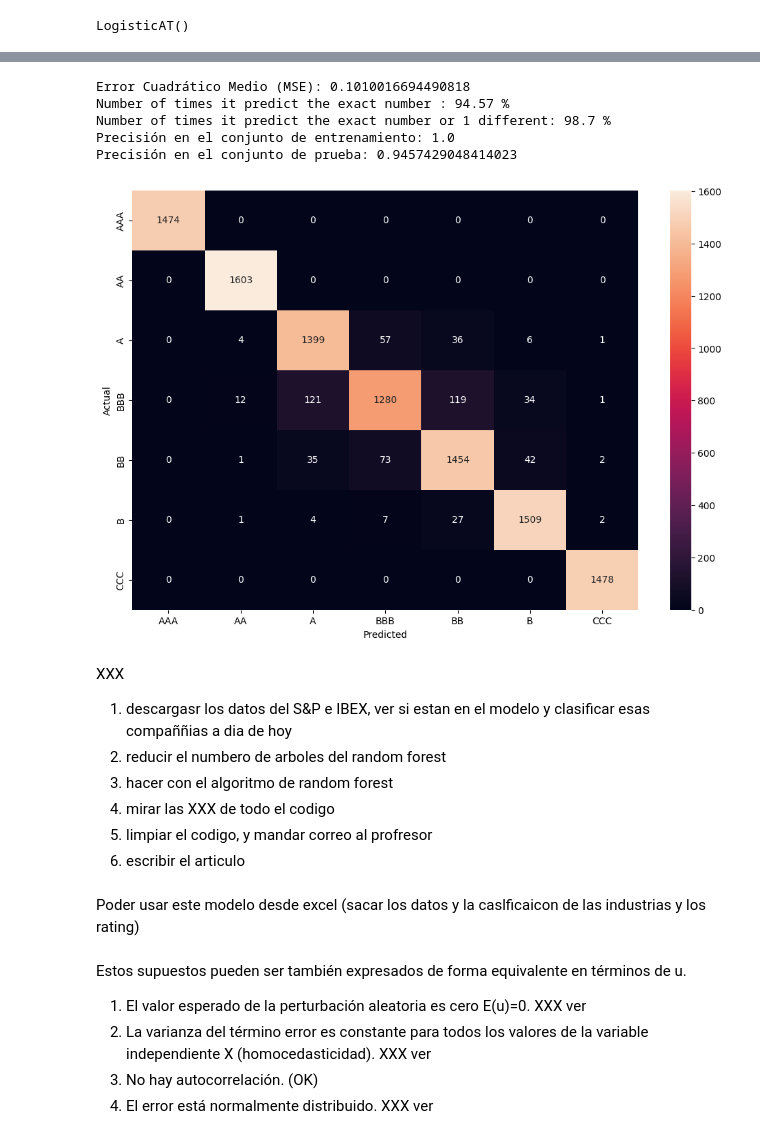
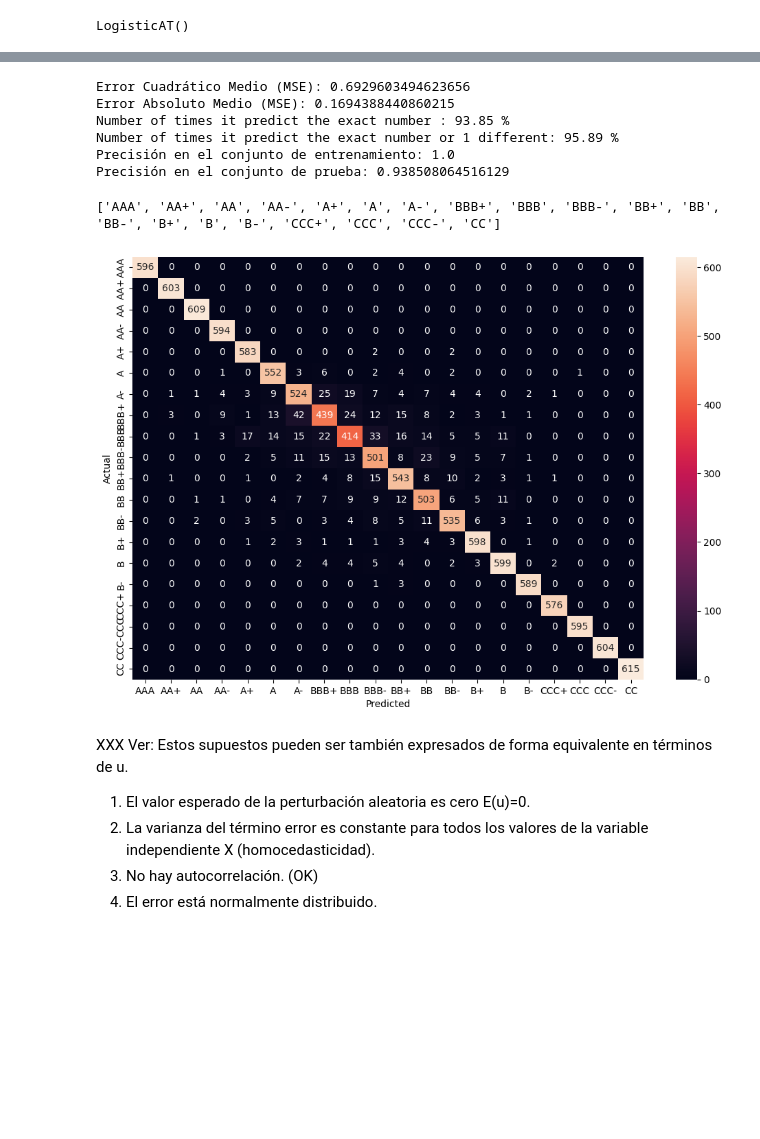
Before and after one commit to RubenPhy/rating_analisis, a Jupyter notebook: 4_modelo.ipynb, the cells around one changed output, grey strips where cells are left out. Cells and saved outputs as stored; diff of their text form; code cells hidden in the pictures; blank space fills up the shorter version.

```diff
--- a/4_modelo.ipynb
+++ b/4_modelo.ipynb
@@ -448,0 +427,6 @@ df_model
+# %%
+# import the json dict_ratings_group
+import json
+with open('dicts_ratings.json', 'r') as fp:
+    dict_ratings = json.load(fp)
+dict_ratings
@@ -448,0 +451,3 @@ df_model
+# %%
+df_model = df[df['Rating_ordinal'] < dict_ratings['D']] # quitamos el caso de default
+df_model.head()
@@ -449,4 +461,4 @@ df_model
 # %%
 X = df_model[var_x]  # Tu variable independiente, en este caso la variable
-y = np.array(df_model['Rating_group_ordinal'])  # Tu variable dependiente, ya codificada de 1 a 8 # convert the column 'Rating_group_ordinal' into an array
+y = np.array(df_model['Rating_ordinal'])  # Tu variable dependiente, ya codificada de 1 a 8 # convert the column 'Rating_ordinal_group' into an array
 # %%
@@ -461,9 +477,11 @@ y_pred = rf_model.predict(X_test)
 # %%
 mse = mean_squared_error(y_test, y_pred)
 print(f"Error Cuadrático Medio (MSE): {mse}")
+mae = mean_absolute_error(y_test, y_pred)
+print(f"Error Absoluto Medio (MSE): {mae}")
+
 #count the number of times the prediction value is equal to the real value over the total number of predictions
 print('Number of times it predict the exact number :',np.round(np.sum(y_pred == y_test) / len(y_test),4)*100,'%')
-
 # count the number of times the prediction value is equal o have only 1 different to the real value over the total number of predictions
 print('Number of times it predict the exact number or 1 different:',np.round(np.sum(abs(y_pred - y_test) <= 1) / len(y_test),4)*100,'%')
 
@@ -478,28 +496,30 @@ test_accuracy = accuracy_score(y_test, y_test_pred)
 print(f"Precisión en el conjunto de entrenamiento: {train_accuracy}")
 print(f"Precisión en el conjunto de prueba: {test_accuracy}")
 # %% [output]
-Error Cuadrático Medio (MSE): 0.1010016694490818
-Number of times it predict the exact number : 94.57 %
-Number of times it predict the exact number or 1 different: 98.7 %
+Error Cuadrático Medio (MSE): 0.6929603494623656
+Error Absoluto Medio (MSE): 0.1694388440860215
+Number of times it predict the exact number : 93.85 %
+Number of times it predict the exact number or 1 different: 95.89 %
 Precisión en el conjunto de entrenamiento: 1.0
-Precisión en el conjunto de prueba: 0.9457429048414023
+Precisión en el conjunto de prueba: 0.938508064516129
+# %%
+rating_order_ = All_rating_order.copy()
+rating_order_.remove('D')
+rating_order_.remove('SD')
+print(rating_order_)
+# %% [output]
+['AAA', 'AA+', 'AA', 'AA-', 'A+', 'A', 'A-', 'BBB+', 'BBB', 'BBB-', 'BB+', 'BB', 'BB-', 'B+', 'B', 'B-', 'CCC+', 'CCC', 'CCC-', 'CC']
 # %%
 cm = confusion_matrix(y_test, y_pred)
 plt.figure(figsize=(12, 8))
 sns.heatmap(cm, annot=True, fmt="d")
-# change the x and y tick labels by the rating ['AAA', 'AA', 'A', 'BBB', 'BB', 'B', 'CCC', 'CC', 'D']
-plt.xticks(ticks=[0.5 + i for i in range(7)], labels=['AAA', 'AA', 'A', 'BBB', 'BB', 'B', 'CCC'])
-plt.yticks(ticks=[0.5 + i for i in range(7)], labels=['AAA', 'AA', 'A', 'BBB', 'BB', 'B', 'CCC'])
+
+ticks = np.arange(len(rating_order_))+0.5
+plt.xticks(ticks=ticks, labels=rating_order_)
+plt.yticks(ticks=ticks, labels=rating_order_)
+
 plt.xlabel('Predicted')
 plt.ylabel('Actual')
 plt.show()
 # %% [output]
-[figure, old version]
+[figure, new version]
-# %% [markdown]
-XXX
-1) descargasr los datos del S&P e IBEX, ver si estan en el modelo y clasificar esas compaññias a dia de hoy
-2) reducir el numbero de arboles del random forest
-3) hacer con el algoritmo de random forest
-4) mirar las XXX de todo el codigo
-5) limpiar el codigo, y mandar correo al profresor
-6) escribir el articulo
@@ -537,8 +526,7 @@ plt.show()
-# %% [markdown]
-Poder usar este modelo desde excel (sacar los datos y la caslficaicon de las industrias y los rating)
 # %% [markdown]
+XXX Ver:
 Estos supuestos pueden ser también expresados de forma equivalente en términos de u.
-1) El valor esperado de la perturbación aleatoria es cero E(u)=0. XXX ver
-2) La varianza del término error es constante para todos los valores de la variable independiente X (homocedasticidad). XXX ver
+1) El valor esperado de la perturbación aleatoria es cero E(u)=0.
+2) La varianza del término error es constante para todos los valores de la variable independiente X (homocedasticidad).
 3) No hay autocorrelación.  (OK)
-4) El error está normalmente distribuido. XXX ver
+4) El error está normalmente distribuido.
```
Also changed, not shown: parts of 48 cells of this notebook, 5 other files.
